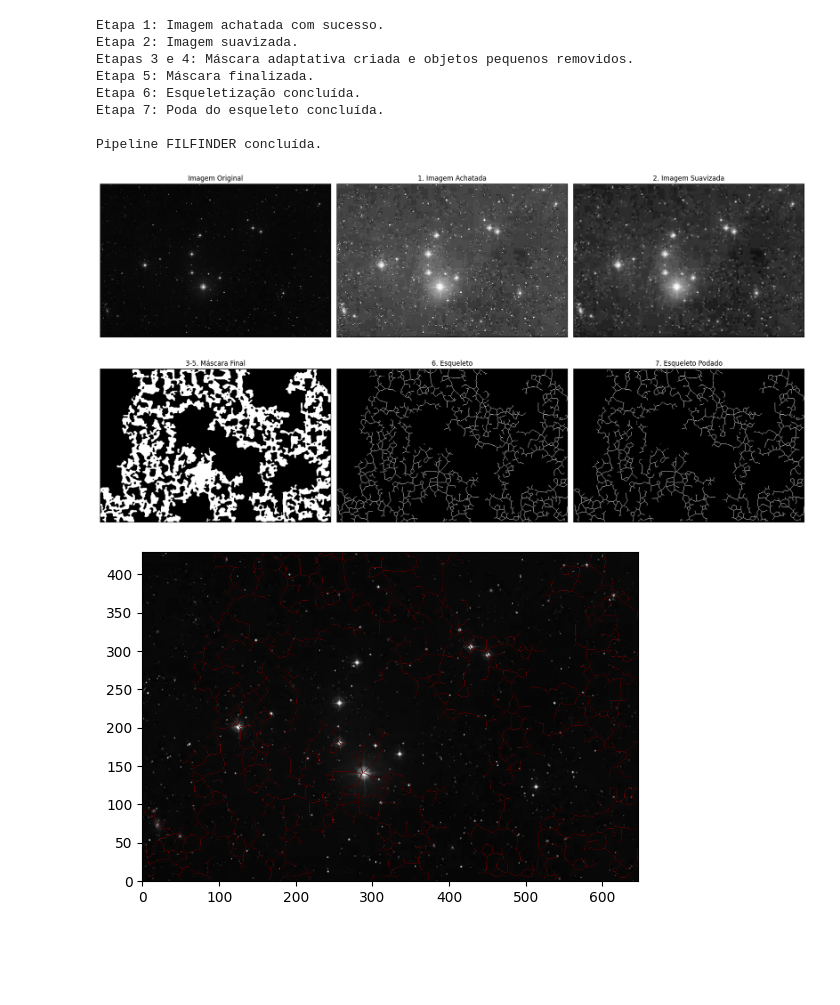
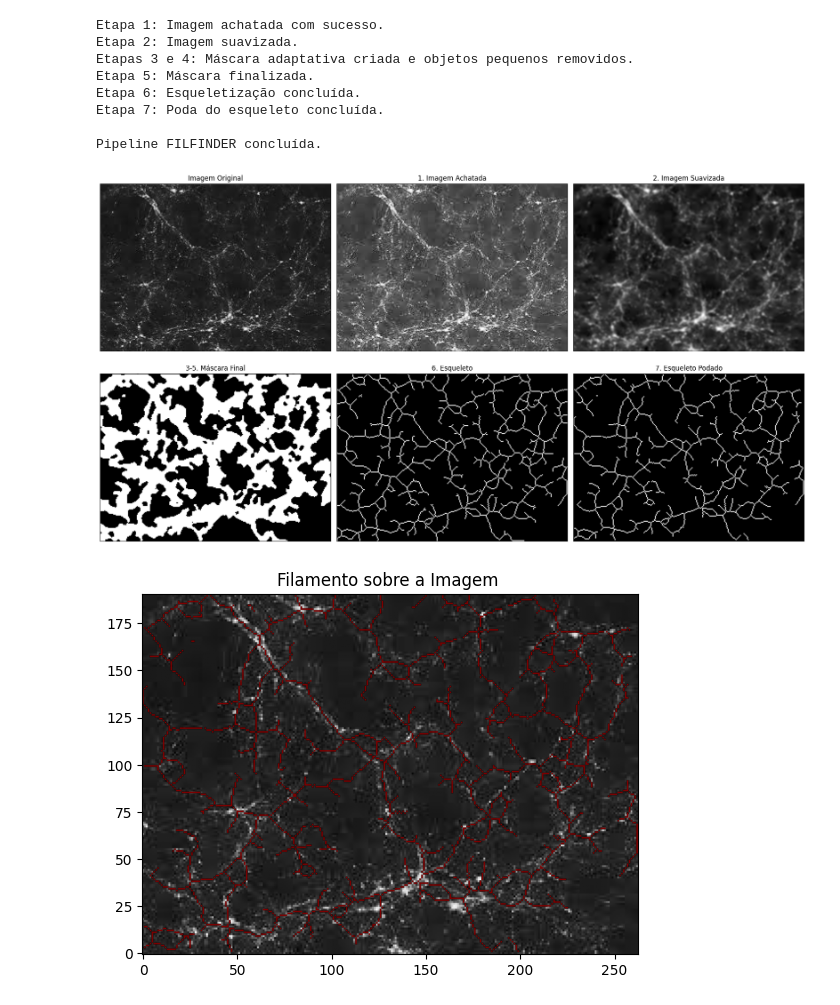
Before and after one commit to JonathanWNogueira/image_processing, a Jupyter notebook: t1/t1.ipynb, the cells around one changed output. Saved outputs shown, nothing was run; the diff lists cells and outputs as text; code cells hidden in the pictures; blank space fills up the shorter version.

Commit message:
adding image

```diff
--- a/t1/t1.ipynb
+++ b/t1/t1.ipynb
@@ -155,29 +155,29 @@ class FilFinderPipeline:
 
         plt.imshow(self.image, cmap='gray', origin='lower')
         plt.imshow(pruned_mask, cmap='OrRd', vmin=0, vmax=1, origin='lower')
+        plt.title('Filamento sobre a Imagem ')
 
         plt.show()
 # %%
-#img = plt.imread('images.jpeg')
-img = plt.imread('aa.webp')
+img = plt.imread('image.jpeg')
 
 # Instancia e executa a pipeline
 filfinder = FilFinderPipeline(img)
 filfinder.run_pipeline()
 
 # Mostra os resultados
 filfinder.plot_results()
 # %% [output]
 Etapa 1: Imagem achatada com sucesso.
 Etapa 2: Imagem suavizada.
 Etapas 3 e 4: Máscara adaptativa criada e objetos pequenos removidos.
 Etapa 5: Máscara finalizada.
 Etapa 6: Esqueletização concluída.
 Etapa 7: Poda do esqueleto concluída.
 
 Pipeline FILFINDER concluída.
-[figure, old version]
+[figure, new version]
-[figure, old version]
+[figure, new version]
 # %%
 np.random.seed(42)
 shape = (256, 256)
```
Also changed, not shown: parts of 1 cell of this notebook, 1 other file.
